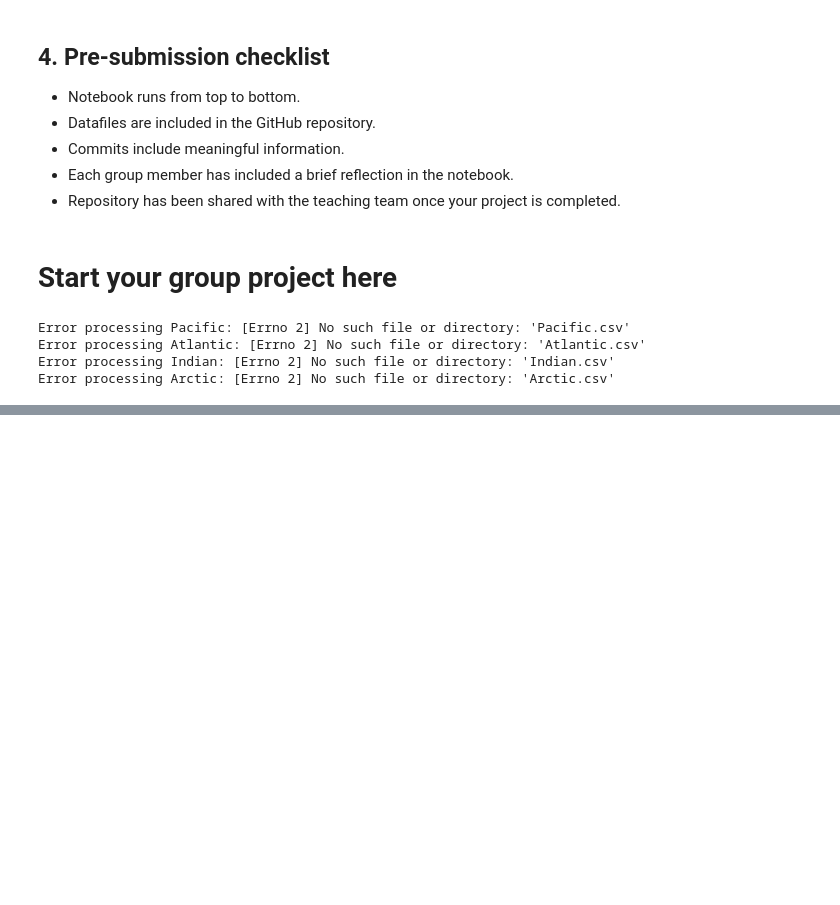
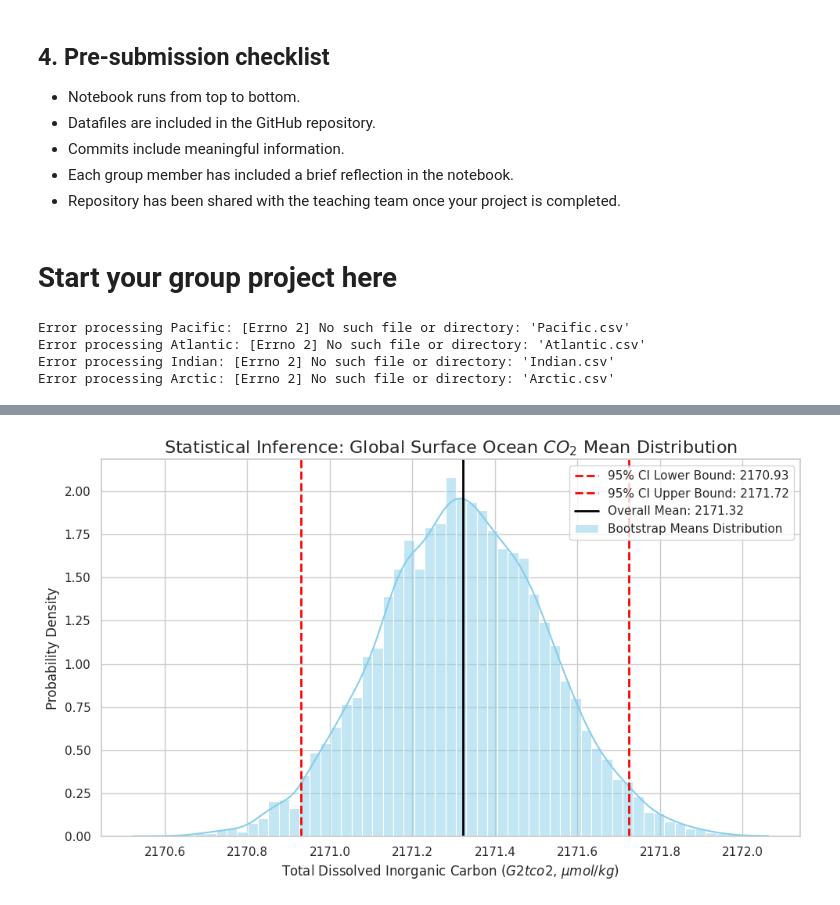
Before and after one commit to JBorean11/EMSC2010-GroupW5-PP, a Jupyter notebook: EMSC2010_PrecipitationPirates_W5.ipynb, the cells around one changed output, grey strips where cells are left out. Drawn from its saved outputs; the diff is of its cells as text; code cells hidden in the pictures; blank space fills up the shorter version.

```diff
--- a/EMSC2010_PrecipitationPirates_W5.ipynb
+++ b/EMSC2010_PrecipitationPirates_W5.ipynb
@@ -104,0 +105,39 @@ Mean estimate: 2171.321725736818
+# %%
+import matplotlib.pyplot as plt
+import seaborn as sns
+import numpy as np
+
+# Set professional plotting style
+sns.set_theme(style="whitegrid")
+plt.rcParams['figure.figsize'] = (10, 6)
+plt.rcParams['axes.titlesize'] = 16
+plt.rcParams['font.family'] = 'sans-serif'
+
+# ---------------------------------------------------------
+# Block 1: Bootstrap Distribution of Means
+# (Requires 'means' and 'CI' from the Modelling step)
+# ---------------------------------------------------------
+
+plt.figure()
+
+# 1. Plot histogram of the 10,000 bootstrap means with Kernel Density Estimate (KDE)
+sns.histplot(means, kde=True, color='skyblue', stat="density", label='Bootstrap Means Distribution')
+
+# 2. Annotate the 95% Confidence Interval (CI) with vertical dashed lines
+plt.axvline(CI[0], color='red', linestyle='--', linewidth=2, label=f'95% CI Lower Bound: {CI[0]:.2f}')
+plt.axvline(CI[1], color='red', linestyle='--', linewidth=2, label=f'95% CI Upper Bound: {CI[1]:.2f}')
+
+# 3. Annotate the overall mean of the bootstrap distribution
+bootstrap_mean = np.mean(means)
+plt.axvline(bootstrap_mean, color='black', linestyle='-', linewidth=2, label=f'Overall Mean: {bootstrap_mean:.2f}')
+
+# 4. Figure aesthetics and labeling
+plt.title('Statistical Inference: Global Surface Ocean $CO_2$ Mean Distribution')
+plt.xlabel('Total Dissolved Inorganic Carbon ($G2tco2$, $\mu mol/kg$)')
+plt.ylabel('Probability Density')
+plt.legend(frameon=True, loc='upper right')
+plt.tight_layout()
+
+plt.show()
+# %% [output]
+[figure, added]
```
Also changed, not shown: parts of 6 cells of this notebook.
